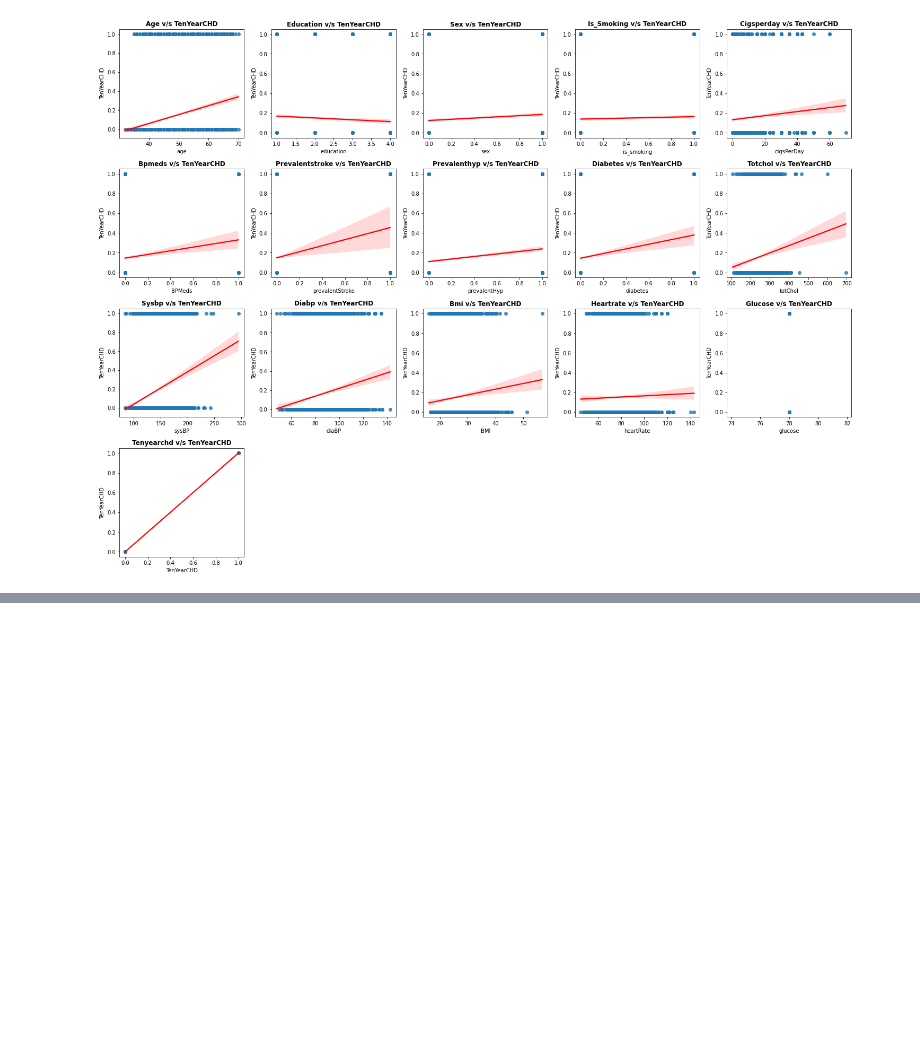
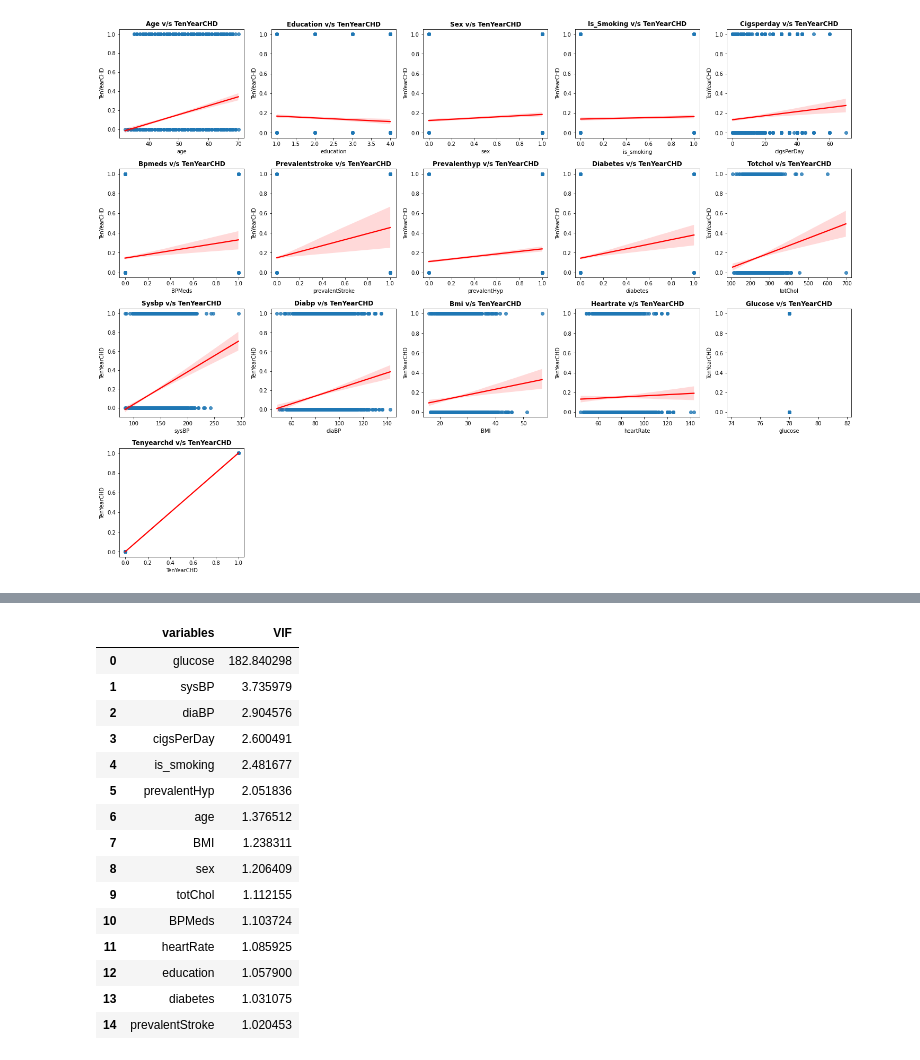
Before and after one commit to sksamima5/Cardiovascular-Risk-Prediction, a Jupyter notebook: Cardiovascular_Risk_Prediction_.ipynb, the cells around one changed output, grey strips where cells are left out. Saved outputs shown, nothing was run; the diff lists cells and outputs as text; code cells hidden in the pictures; blank space fills up the shorter version.

```diff
--- a/Cardiovascular_Risk_Prediction_.ipynb
+++ b/Cardiovascular_Risk_Prediction_.ipynb
@@ -470,0 +451,10 @@ for n,column in enumerate(df.columns):
+# %%
+# Defining a function to calculate Variance Inflation factor
+def calc_vif(X):
+
+    # Calculating VIF
+    vif = pd.DataFrame()
+    vif["variables"] = X.columns
+    vif["VIF"] = [variance_inflation_factor(X.values, i) for i in range(X.shape[1])]
+
+    return(vif.sort_values(by='VIF',ascending=False).reset_index(drop=True))
@@ -470,0 +469,22 @@ for n,column in enumerate(df.columns):
+# %%
+from statsmodels.stats.outliers_influence import variance_inflation_factor
+#checking vif for each vvariable
+independent_variables = [i for i in df.columns if i not in ['TenYearCHD']]
+calc_vif(df[independent_variables])
+# %% [output]
+|  | variables | VIF |
+| 0 | glucose | 182.840298 |
+| 1 | sysBP | 3.735979 |
+| 2 | diaBP | 2.904576 |
+| 3 | cigsPerDay | 2.600491 |
+| 4 | is_smoking | 2.481677 |
+| 5 | prevalentHyp | 2.051836 |
+| 6 | age | 1.376512 |
+| 7 | BMI | 1.238311 |
+| 8 | sex | 1.206409 |
+| 9 | totChol | 1.112155 |
+| 10 | BPMeds | 1.103724 |
+| 11 | heartRate | 1.085925 |
+| 12 | education | 1.057900 |
+| 13 | diabetes | 1.031075 |
+| 14 | prevalentStroke | 1.020453 |
```
Also changed, not shown: parts of 8 cells of this notebook.
